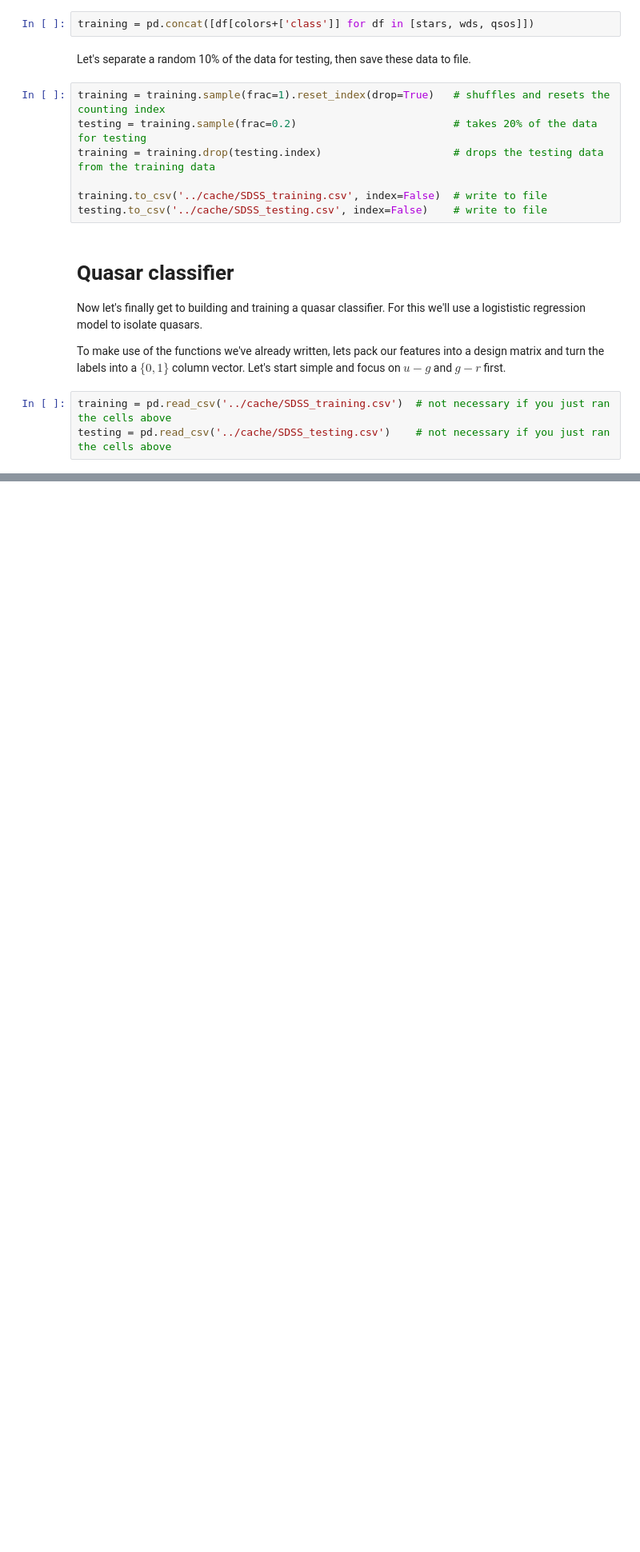
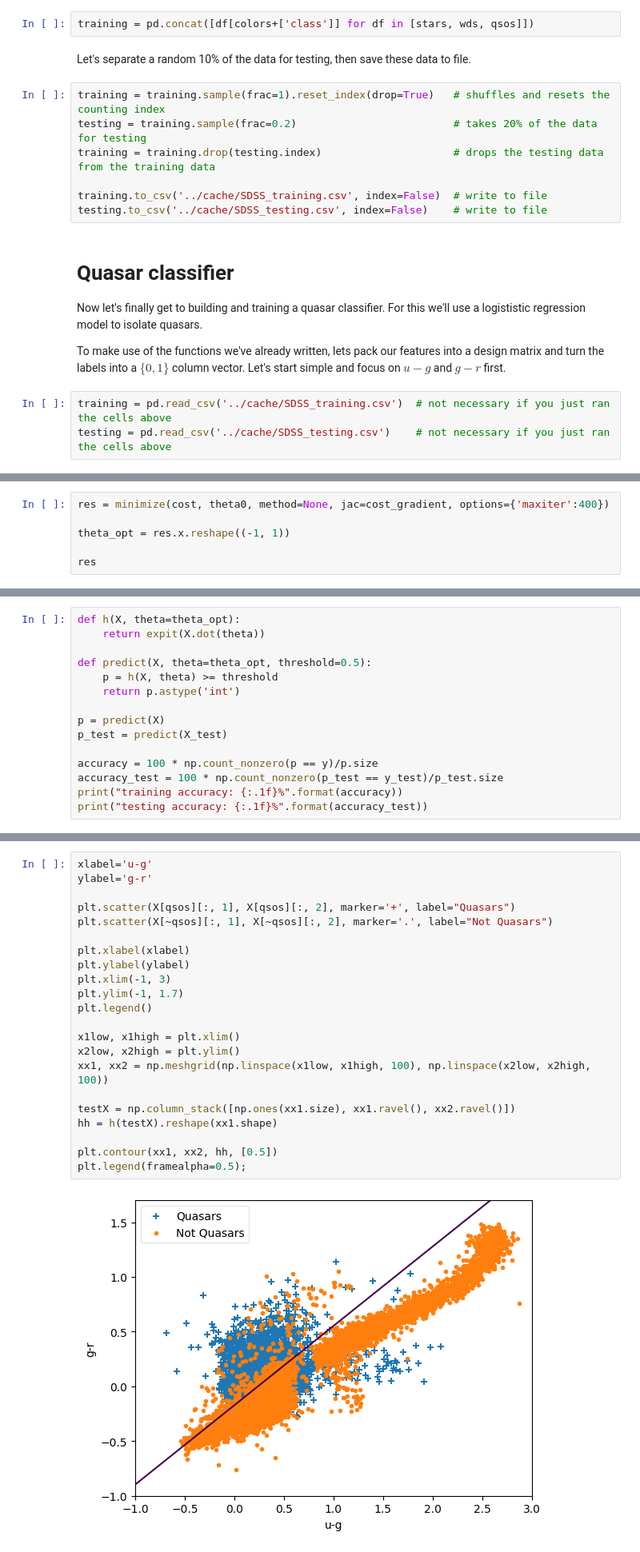
Before and after one commit to uo-phys/comp-phys-26, a Jupyter notebook: notebooks/Logistic Regression w SDSS.ipynb, the cells around one changed output, grey strips where cells are left out. Shown at 80% size. Drawn from its saved outputs; the diff is of its cells as text; blank space fills up the shorter version.

```diff
--- a/notebooks/Logistic Regression w SDSS.ipynb
+++ b/notebooks/Logistic Regression w SDSS.ipynb
@@ -244,0 +314,6 @@ testing = pd.read_csv('../cache/SDSS_testing.csv')    # not necessary if you jus
+# %%
+res = minimize(cost, theta0, method=None, jac=cost_gradient, options={'maxiter':400})
+
+theta_opt = res.x.reshape((-1, 1))
+
+res
@@ -244,0 +335,15 @@ testing = pd.read_csv('../cache/SDSS_testing.csv')    # not necessary if you jus
+# %%
+def h(X, theta=theta_opt):
+    return expit(X.dot(theta))
+
+def predict(X, theta=theta_opt, threshold=0.5):
+    p = h(X, theta) >= threshold
+    return p.astype('int')
+
+p = predict(X)
+p_test = predict(X_test)
+
+accuracy = 100 * np.count_nonzero(p == y)/p.size
+accuracy_test = 100 * np.count_nonzero(p_test == y_test)/p_test.size
+print("training accuracy: {:.1f}%".format(accuracy))
+print("testing accuracy: {:.1f}%".format(accuracy_test))
@@ -244,0 +355,24 @@ testing = pd.read_csv('../cache/SDSS_testing.csv')    # not necessary if you jus
+# %%
+xlabel='u-g'
+ylabel='g-r'
+
+plt.scatter(X[qsos][:, 1], X[qsos][:, 2], marker='+', label="Quasars")
+plt.scatter(X[~qsos][:, 1], X[~qsos][:, 2], marker='.', label="Not Quasars")
+
+plt.xlabel(xlabel)
+plt.ylabel(ylabel)
+plt.xlim(-1, 3)
+plt.ylim(-1, 1.7)
+plt.legend()
+
+x1low, x1high = plt.xlim()
+x2low, x2high = plt.ylim()
+xx1, xx2 = np.meshgrid(np.linspace(x1low, x1high, 100), np.linspace(x2low, x2high, 100))
+
+testX = np.column_stack([np.ones(xx1.size), xx1.ravel(), xx2.ravel()])
+hh = h(testX).reshape(xx1.shape)
+
+plt.contour(xx1, xx2, hh, [0.5])
+plt.legend(framealpha=0.5);
+# %% [output]
+[figure, added]
```
Also changed, not shown: parts of 27 cells of this notebook, 2 other files.
